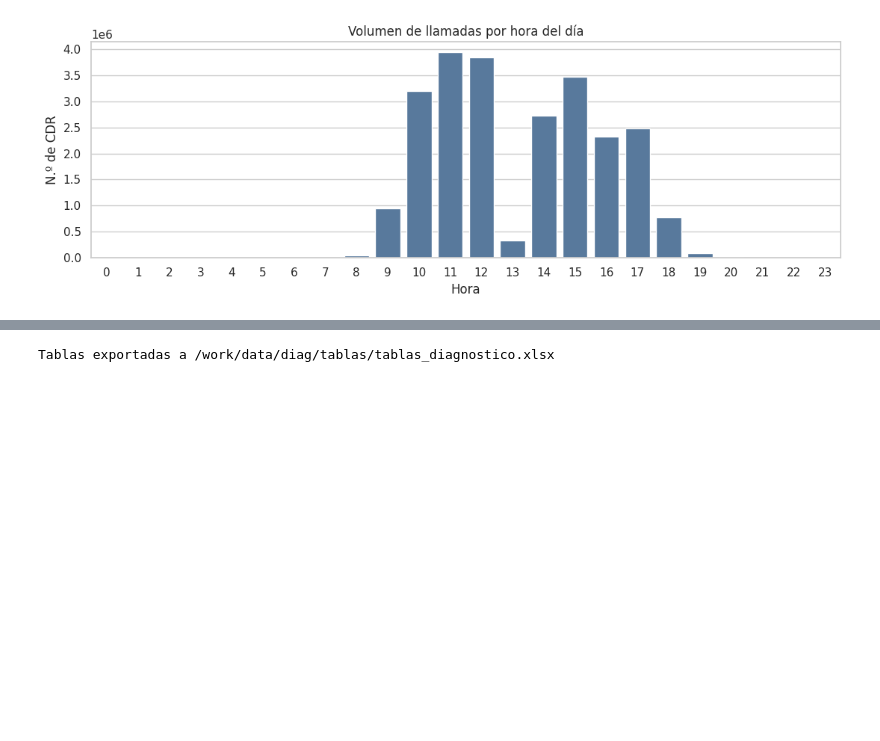
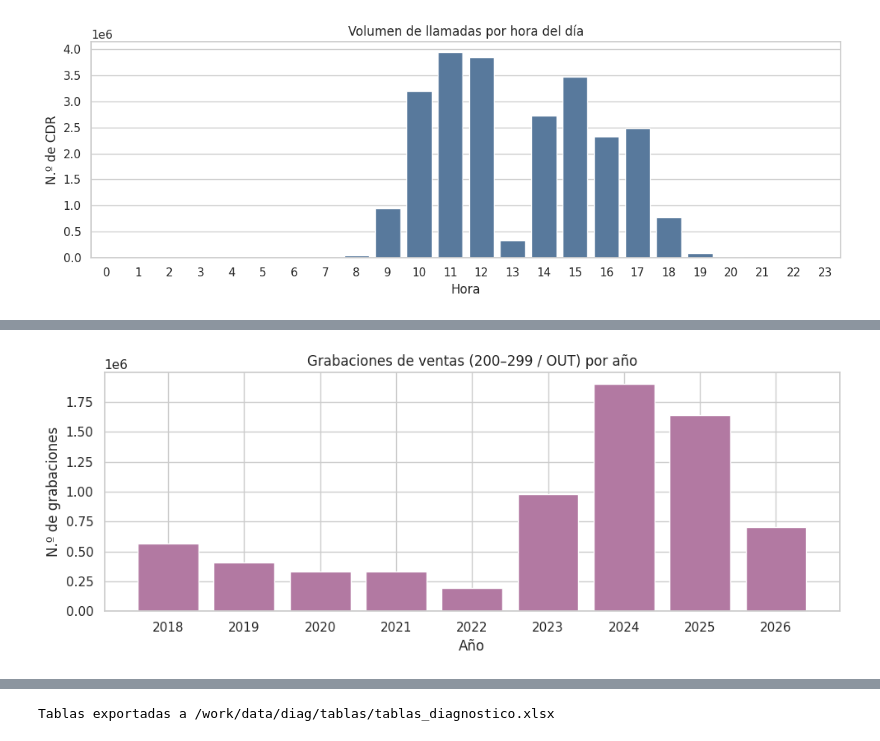
Before and after one commit to caloloc2/maestria_big_data, a Jupyter notebook: notebooks/00_diagnostico.ipynb, the cells around one changed output, grey strips where cells are left out. Drawn from its saved outputs; the diff is of its cells as text; code cells hidden in the pictures; blank space fills up the shorter version.

```diff
--- a/notebooks/00_diagnostico.ipynb
+++ b/notebooks/00_diagnostico.ipynb
@@ -386,0 +314,88 @@ Sin índice de audio: no se puede calcular el cruce todavía.
+# %%
+import re
+
+AUDIO_INDEX = Path(os.getenv("AUDIO_INDEX", "/work/data/diag/audio_index.tsv.gz"))
+AUDIO_ROOT_REL = os.getenv("AUDIO_ROOT", "/home/grabacion/monitor/111111111111").rstrip("/") + "/"
+RX_EXT = re.compile(r"^2\d\d$")      # carpeta L1 = extensión 200–299 EXACTA
+RX_TS = re.compile(r"^(\d{14})")     # timestamp YYYYMMDDHHmmss al inicio del nombre
+
+
+def scope_row(rel):
+    """Devuelve (ext, telefono, ts, bytes_ok) si `rel` está en el alcance 2xx/OUT, si no None."""
+    segs = rel.split("/")
+    if len(segs) < 3 or not RX_EXT.match(segs[0]) or segs[1] != "OUT":
+        return None
+    base = re.sub(r"\.(mp3|wav)$", "", segs[-1], flags=re.I)
+    if not RX_TS.match(base):
+        return None
+    flds = base.split("-")
+    tel = "-".join(flds[2:]) if len(flds) >= 3 else ""
+    return (segs[0], tel, base[:14])
+
+
+if AUDIO_INDEX.exists():
+    n_files = 0
+    tot_bytes = 0
+    ext_mp3 = 0
+    ext_wav = 0
+    by_year = {}
+    by_year_bytes = {}
+    by_ext = {}
+    with gzip.open(AUDIO_INDEX, "rt", encoding="utf-8", errors="replace") as fh:
+        for ln in fh:
+            cols_ln = ln.rstrip("\n").split("\t")
+            path = cols_ln[0]
+            try:
+                size = int(cols_ln[1])
+            except (IndexError, ValueError):
+                size = 0
+            rel = path[len(AUDIO_ROOT_REL):] if path.startswith(AUDIO_ROOT_REL) else path
+            r = scope_row(rel)
+            if r is None:
+                continue
+            ext_dir, _tel, ts = r
+            n_files += 1
+            tot_bytes += size
+            yr = ts[:4]
+            by_year[yr] = by_year.get(yr, 0) + 1
+            by_year_bytes[yr] = by_year_bytes.get(yr, 0) + size
+            by_ext[ext_dir] = by_ext.get(ext_dir, 0) + 1
+            if path.lower().endswith(".wav"):
+                ext_wav += 1
+            else:
+                ext_mp3 += 1
+
+    resumen_audio = pd.DataFrame({
+        "métrica": [
+            "Grabaciones (alcance 200–299 / OUT)", "  .mp3", "  .wav (sin convertir)",
+            "Tamaño total (GB)", "Agentes (extensiones 2xx)",
+        ],
+        "valor": [
+            n_files, ext_mp3, ext_wav,
+            round(tot_bytes / 1024**3, 1), len(by_ext),
+        ],
+    })
+    print(f"ALCANCE 200–299 / OUT: {n_files:,} grabaciones | "
+          f"{tot_bytes/1024**3:.1f} GB | {len(by_ext)} agentes")
+    display(resumen_audio)
+
+    audio_anual = pd.DataFrame(sorted(by_year.items()), columns=["anio", "archivos"])
+    audio_anual["GB"] = [round(by_year_bytes[y] / 1024**3, 1) for y in audio_anual["anio"]]
+    display(audio_anual)
+
+    fig, ax = plt.subplots(figsize=(10, 4))
+    ax.bar(audio_anual["anio"], audio_anual["archivos"], color="#B279A2")
+    ax.set_title("Grabaciones de ventas (200–299 / OUT) por año")
+    ax.set_xlabel("Año"); ax.set_ylabel("N.º de grabaciones")
+    plt.tight_layout(); plt.savefig(FIG_DIR / "audio_ventas_por_anio.png", dpi=150); plt.show()
+
+    audio_top_ext = (pd.DataFrame(sorted(by_ext.items(), key=lambda kv: -kv[1]),
+                                  columns=["extension", "grabaciones"]).head(20))
+    display(audio_top_ext)
+    resumen_audio.to_csv(TAB_DIR / "tabla_audio_resumen.csv", index=False)
+    audio_disponible = True
+else:
+    print(f"Falta {AUDIO_INDEX}. Corre scripts/diagnostico_audio.sh en el servidor")
+    print("y descárgalo:  scp USER@IP_ASTERISK:/tmp/diag/audio_index.tsv.gz ./data/diag/")
+    audio_disponible = False
+# %% [output]
@@ -386,0 +419 @@ Sin índice de audio: no se puede calcular el cruce todavía.
+[figure, added]
```
Also changed, not shown: parts of 17 cells of this notebook, 2 other files.
